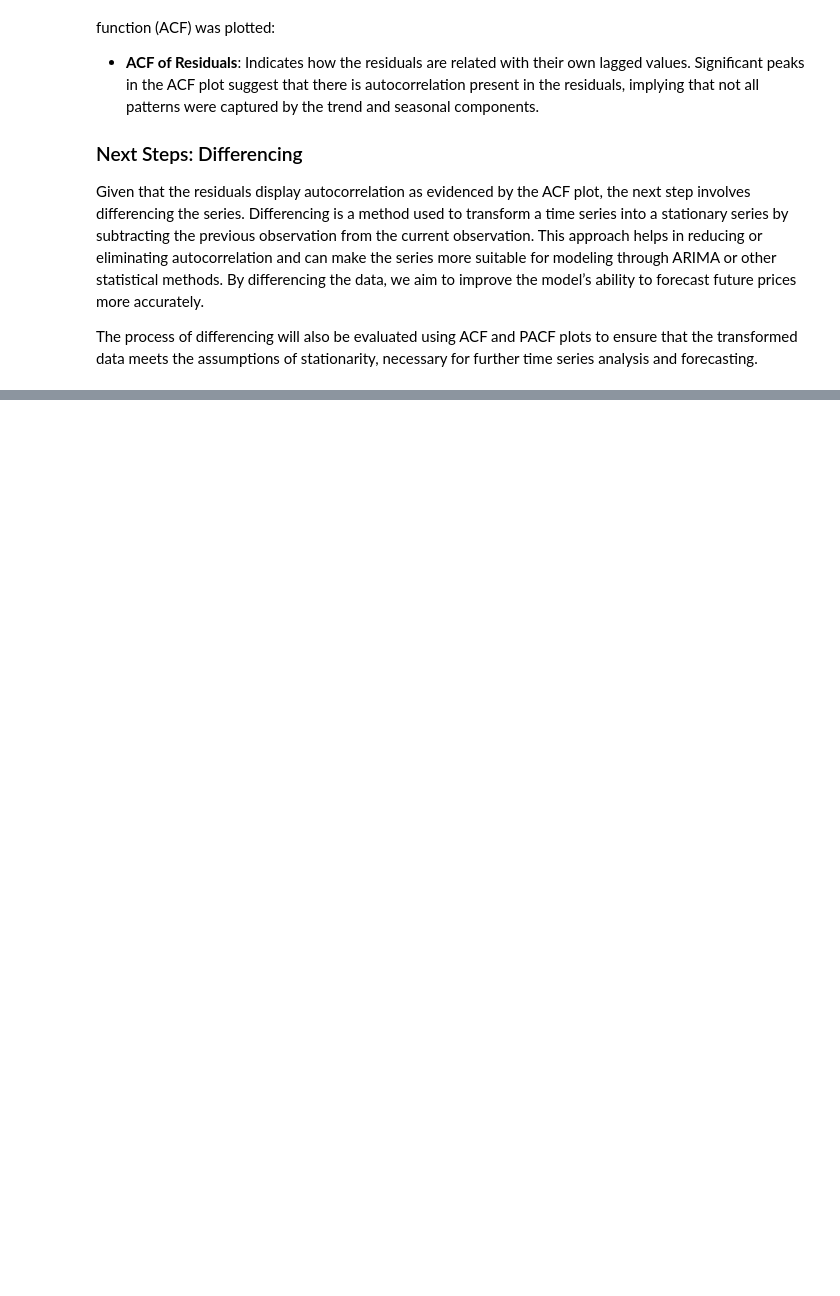
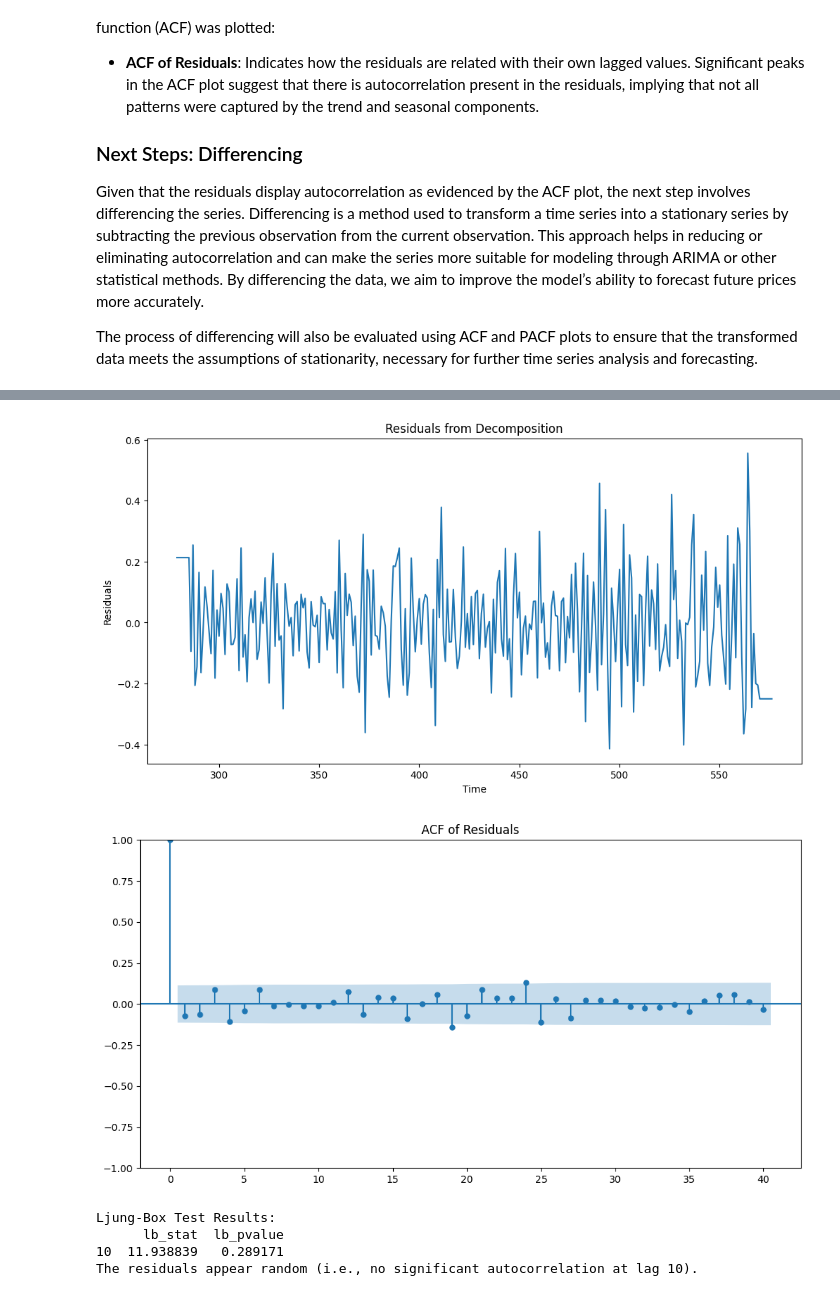
Before and after one commit to harithagb/timeseries, a Jupyter notebook: econ_timeseries.ipynb, the cells around one changed output, grey strips where cells are left out. Drawn from its saved outputs; the diff is of its cells as text; code cells hidden in the pictures; blank space fills up the shorter version.

```diff
--- a/econ_timeseries.ipynb
+++ b/econ_timeseries.ipynb
@@ -250,0 +286,9 @@ The process of differencing will also be evaluated using ACF and PACF plots to e
+# %%
+residual_analysis(resid)
+# %% [output]
+[figure, added]
+[figure, added]
+Ljung-Box Test Results:
+      lb_stat  lb_pvalue
+10  11.938839   0.289171
+The residuals appear random (i.e., no significant autocorrelation at lag 10).
```
Also changed, not shown: parts of 18 cells of this notebook.
